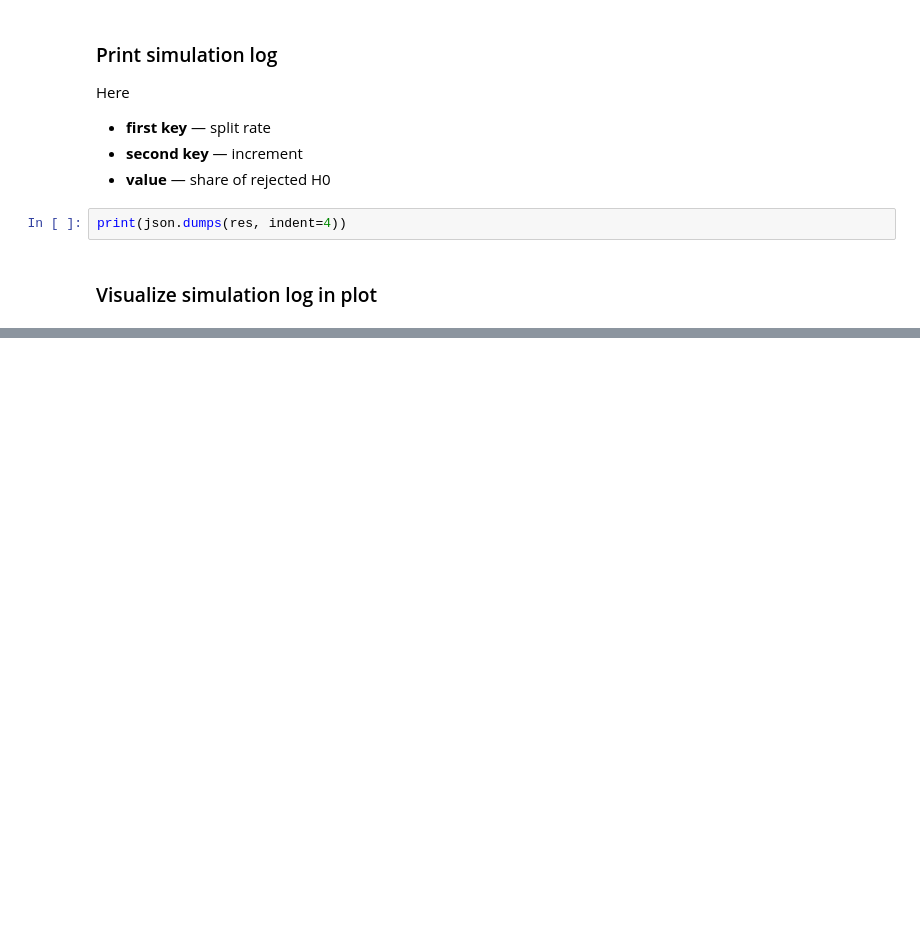
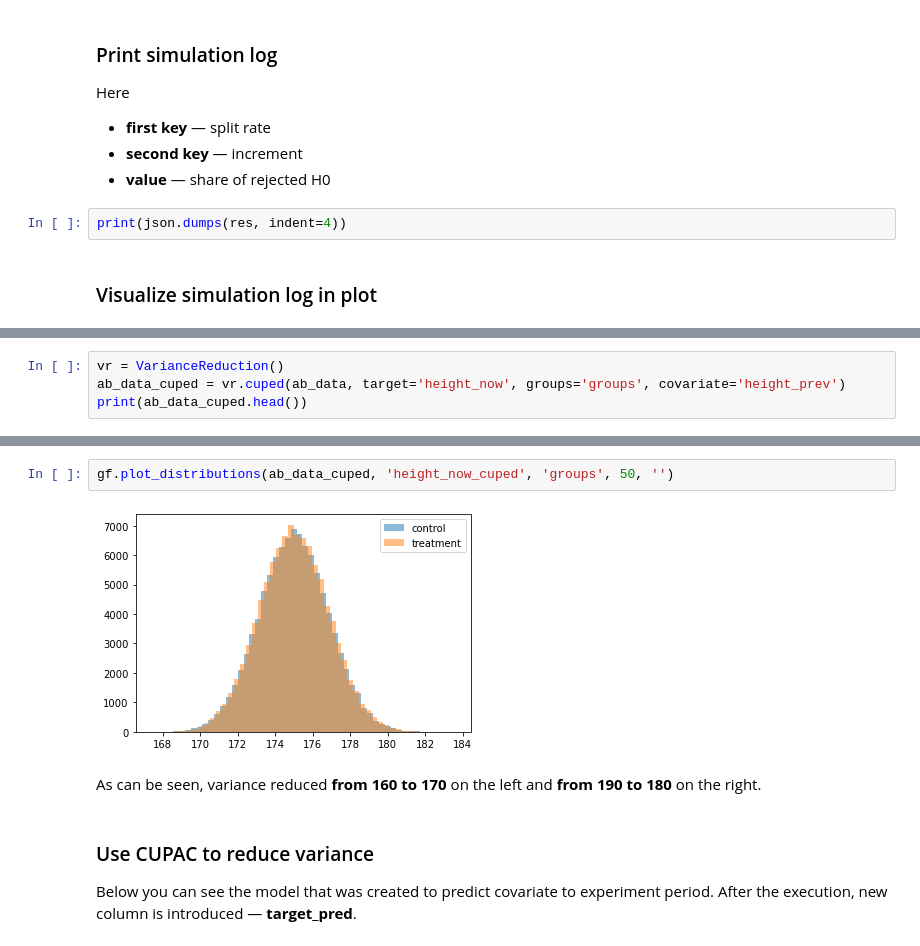
Before and after one commit to educauchy/auto-ab, a Jupyter notebook: notebooks/user_guide.ipynb, the cells around one changed output, grey strips where cells are left out. Cells and saved outputs as stored; diff of their text form; blank space fills up the shorter version.

```diff
--- a/notebooks/user_guide.ipynb
+++ b/notebooks/user_guide.ipynb
@@ -109,0 +143,4 @@ gf.plot_simulation_log(config['result']['csv_path'])
+# %%
+vr = VarianceReduction()
+ab_data_cuped = vr.cuped(ab_data, target='height_now', groups='groups', covariate='height_prev')
+print(ab_data_cuped.head())
@@ -109,0 +162,11 @@ gf.plot_simulation_log(config['result']['csv_path'])
+# %%
+gf.plot_distributions(ab_data_cuped, 'height_now_cuped', 'groups', 50, '')
+# %% [output]
+[figure, added]
+# %% [markdown]
+As can be seen, variance reduced **from 160 to 170** on the left and **from 190 to 180** on the right.
+# %% [markdown]
+### Use CUPAC to reduce variance
+
+Below you can see the model that was created to predict covariate to experiment period.
+After the execution, new column is introduced — **target_pred**.
```
Also changed, not shown: parts of 12 cells of this notebook, 1 other file.
